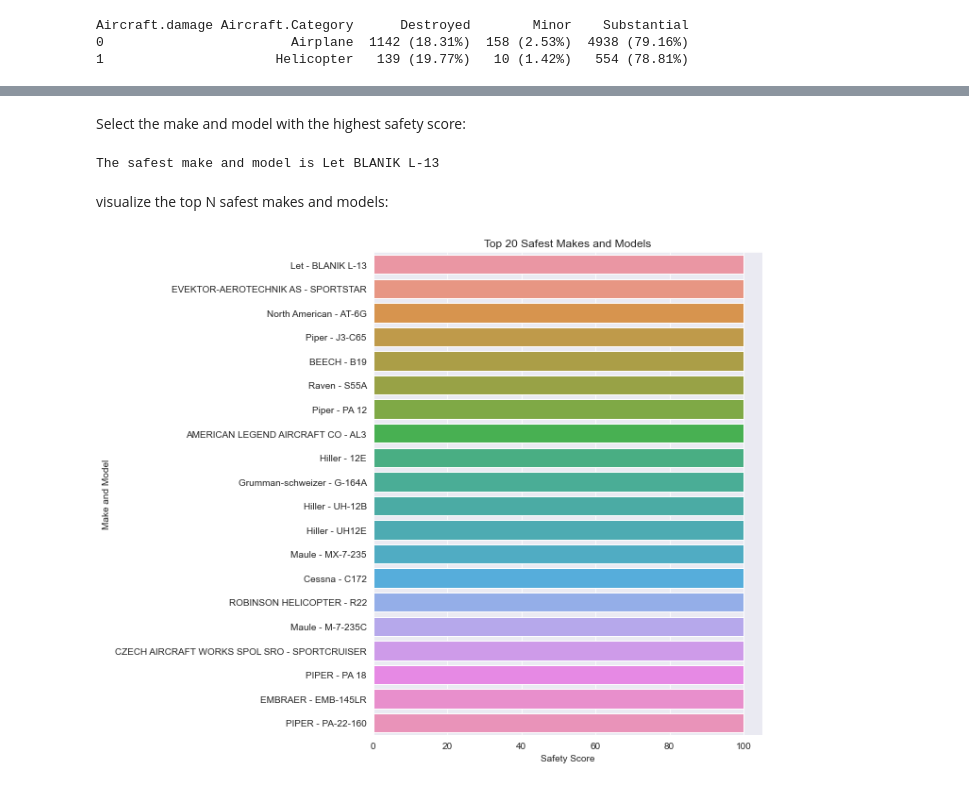
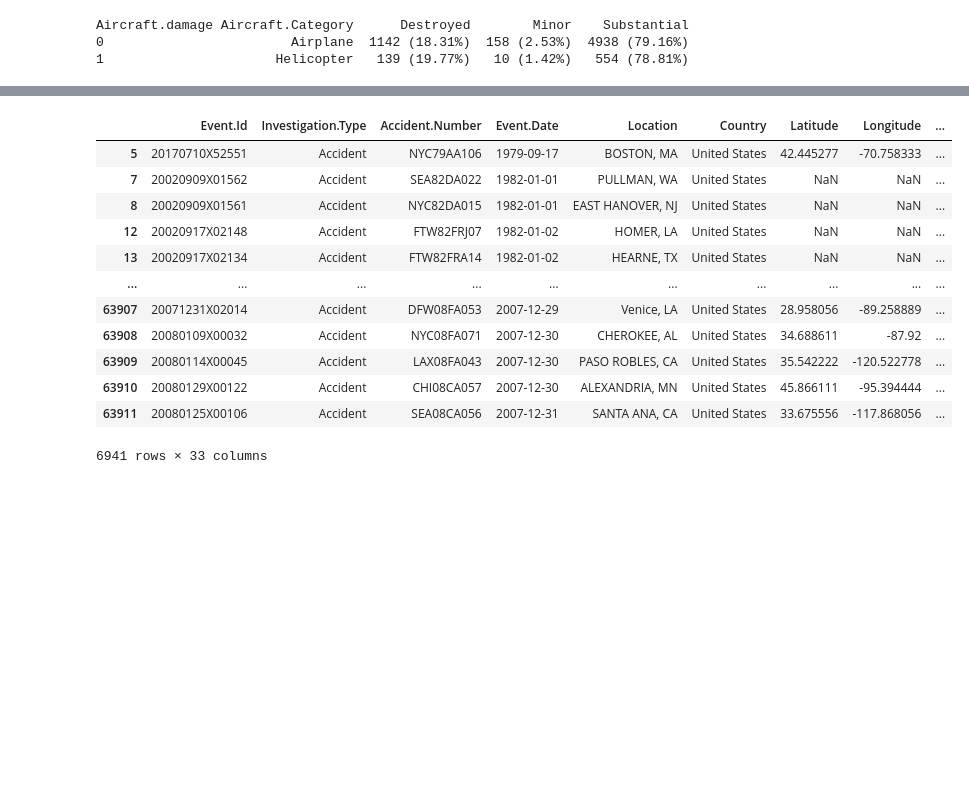
Before and after one commit to owenml/dsc-phase-1-project-v3, a Jupyter notebook: Olu.ipynb, the cells around one changed output, grey strips where cells are left out. Drawn from its saved outputs; the diff is of its cells as text; code cells hidden in the pictures; blank space fills up the shorter version.

```diff
--- a/Olu.ipynb
+++ b/Olu.ipynb
@@ -727,26 +340,27 @@ sorted_make_model_stats = filtered_make_model_stats.sort_values(by='Safety_Score
-# %% [markdown]
-Select the make and model with the highest safety score:
-# %%
-safest_make_model = sorted_make_model_stats.iloc[0][['Make', 'Model']]
-print('The safest make and model is {} {}'.format(safest_make_model['Make'], safest_make_model['Model']))
-# %% [output]
-The safest make and model is Let BLANIK L-13
-# %% [markdown]
-visualize the top N safest makes and models:
-# %%
-# import seaborn as sns
-# import matplotlib.pyplot as plt
-
-# Keep the top N makes and models for better visualization
-top_n = 20
-top_make_models = sorted_make_model_stats.nlargest(top_n, 'Safety_Score')
-
-plt.figure(figsize=(10, 8))
-sns.barplot(x='Safety_Score', y=top_make_models['Make'] + " - " + top_make_models['Model'], data=top_make_models, orient='h')
-plt.xlabel('Safety Score')
-plt.ylabel('Make and Model')
-plt.title(f'Top {top_n} Safest Makes and Models')
-plt.tight_layout()
-plt.show()
-# %% [output]
-[figure, removed]
+# %%
+# Define the point system for 'Aircraft.damage' and 'Injury.Severity'
+damage_points = {'Destroyed': 1, 'Substantial': 3, 'Minor': 5}
+severity_points = {'Incident': 5, 'Minor': 4, 'Serious': 3, 'Non-Fatal': 2, 'Fatal': 1}
+
+# Replace the 'Aircraft.damage' and 'Injury.Severity' values with their corresponding point values
+helicopter_airplane['Aircraft.damage.points'] = helicopter_airplane['Aircraft.damage'].map(damage_points)
+helicopter_airplane['Injury.Severity.points'] = helicopter_airplane['Injury.Severity'].map(severity_points)
+
+# Calculate the average point value for each make and model
+grouped_data = helicopter_airplane.groupby(['Make', 'Model']).agg({'Aircraft.damage.points': 'mean', 'Injury.Severity.points': 'mean'}).reset_index()
+# %%
+helicopter_airplane
+# %% [output]
+|  | Event.Id | Investigation.Type | Accident.Number | Event.Date | Location | Country | Latitude | Longitude | ... |
+| 5 | 20170710X52551 | Accident | NYC79AA106 | 1979-09-17 | BOSTON, MA | United States | 42.445277 | -70.758333 | ... |
+| 7 | 20020909X01562 | Accident | SEA82DA022 | 1982-01-01 | PULLMAN, WA | United States | NaN | NaN | ... |
+| 8 | 20020909X01561 | Accident | NYC82DA015 | 1982-01-01 | EAST HANOVER, NJ | United States | NaN | NaN | ... |
+| 12 | 20020917X02148 | Accident | FTW82FRJ07 | 1982-01-02 | HOMER, LA | United States | NaN | NaN | ... |
+| 13 | 20020917X02134 | Accident | FTW82FRA14 | 1982-01-02 | HEARNE, TX | United States | NaN | NaN | ... |
+| ... | ... | ... | ... | ... | ... | ... | ... | ... | ... |
+| 63907 | 20071231X02014 | Accident | DFW08FA053 | 2007-12-29 | Venice, LA | United States | 28.958056 | -89.258889 | ... |
+| 63908 | 20080109X00032 | Accident | NYC08FA071 | 2007-12-30 | CHEROKEE, AL | United States | 34.688611 | -87.92 | ... |
+| 63909 | 20080114X00045 | Accident | LAX08FA043 | 2007-12-30 | PASO ROBLES, CA | United States | 35.542222 | -120.522778 | ... |
+| 63910 | 20080129X00122 | Accident | CHI08CA057 | 2007-12-30 | ALEXANDRIA, MN | United States | 45.866111 | -95.394444 | ... |
+| 63911 | 20080125X00106 | Accident | SEA08CA056 | 2007-12-31 | SANTA ANA, CA | United States | 33.675556 | -117.868056 | ... |
+6941 rows × 33 columns
```
Also changed, not shown: parts of 68 cells of this notebook.
